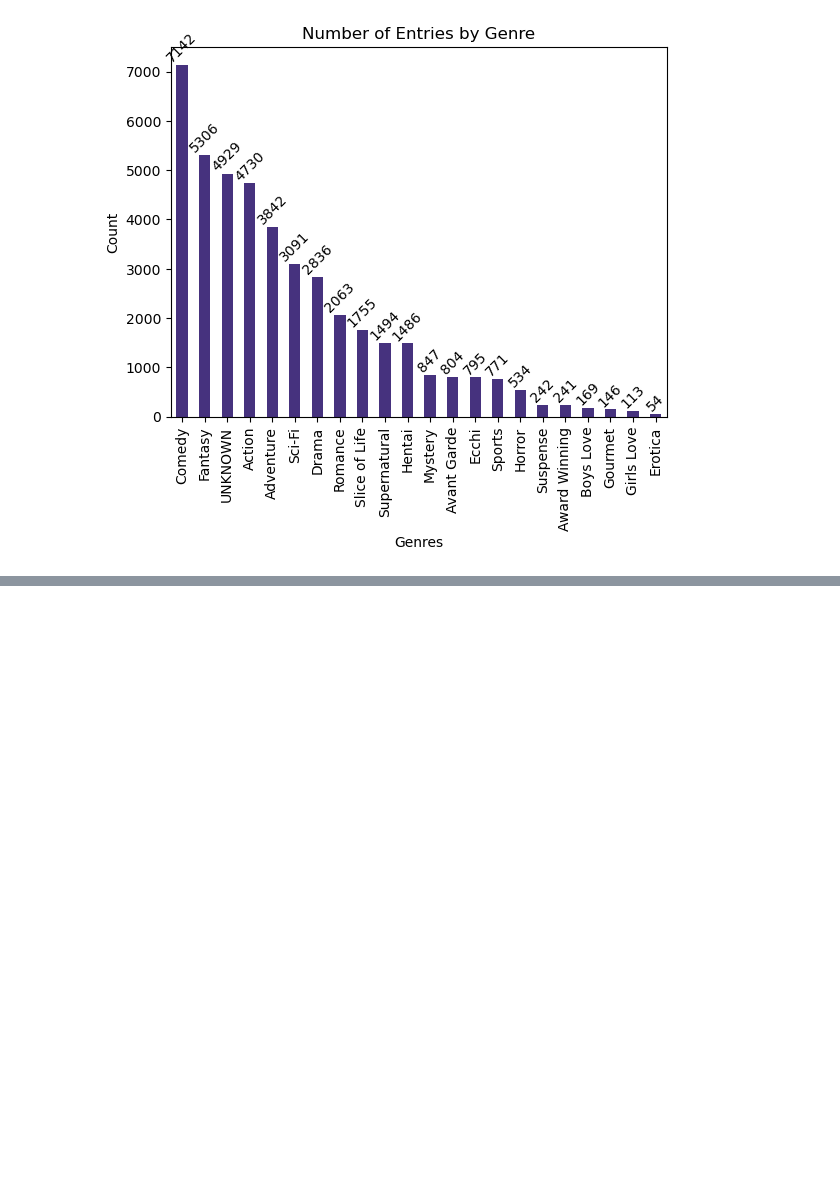
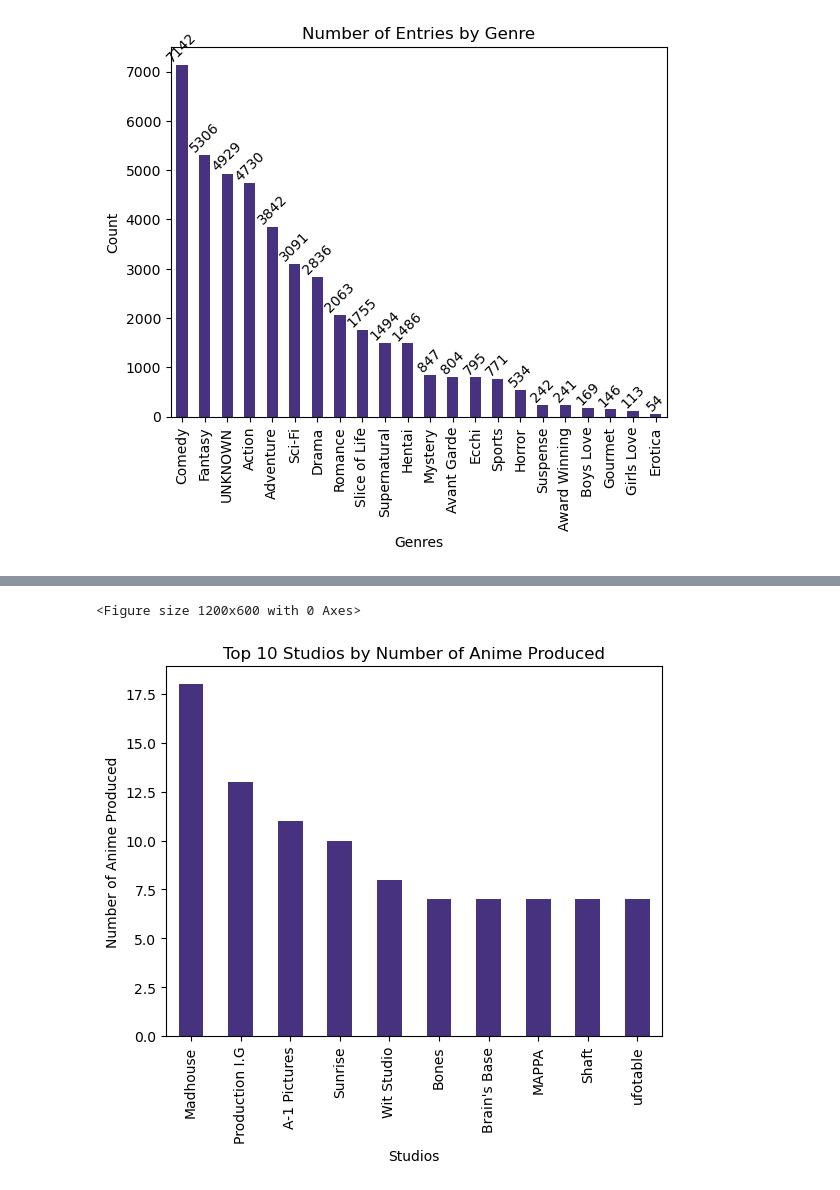
Before and after one commit to santiago20342/python-coruse, a Jupyter notebook: Projects/analysis/kira_anime.ipynb, the cells around one changed output, grey strips where cells are left out. Cells and saved outputs as stored; diff of their text form; code cells hidden in the pictures; blank space fills up the shorter version.

```diff
--- a/Projects/analysis/kira_anime.ipynb
+++ b/Projects/analysis/kira_anime.ipynb
@@ -258,0 +339,7 @@ unknown_anime.head(20)
+# %%
+#Create a new column 'rank' based on the 'Score' column
+data_ranking['Rank'] = data_ranking['Score'].rank(ascending=False, method='min')
+# Sort the DataFrame by 'Rank' in ascending order
+data_ranking = data_ranking.sort_values(by='Rank')
+# Display the first few rows of the DataFrame
+data_ranking[['Name', 'Score', 'Rank']].head(15)
@@ -258,0 +363,4 @@ unknown_anime.head(20)
+# %%
+#filtering the first 200 of the rank
+data_ranking = data_ranking[data_ranking['Rank'] <= 200]
+data_ranking[['Name', 'Score', 'Rank']]
@@ -258,0 +401,4 @@ unknown_anime.head(20)
+# %%
+#groups  by studios to get a counter of the number of anime produced by each studio and and the average score
+studio_ranking = data_ranking.groupby('Studios').agg({'Name': 'count', 'Score': 'mean'}).reset_index()
+studio_ranking
@@ -258,0 +419,4 @@ unknown_anime.head(20)
+# %%
+#bar chat of the top 10 studios by number of anime produced
+top_studios = studio_ranking.nlargest(10, 'Name')
+top_studios
@@ -258,0 +435,13 @@ unknown_anime.head(20)
+# %%
+#bar chart of top studios
+plt.figure(figsize=(12, 6))
+sns.set_palette("viridis")
+ax = top_studios.plot(kind='bar', x='Studios', y='Name', legend=False)
+# Set the title and labels
+plt.title('Top 10 Studios by Number of Anime Produced')
+plt.xlabel('Studios')
+plt.ylabel('Number of Anime Produced')
+plt.show()
+# %% [output]
+<Figure size 1200x600 with 0 Axes>
+[figure, added]
```
Also changed, not shown: parts of 16 cells of this notebook.
